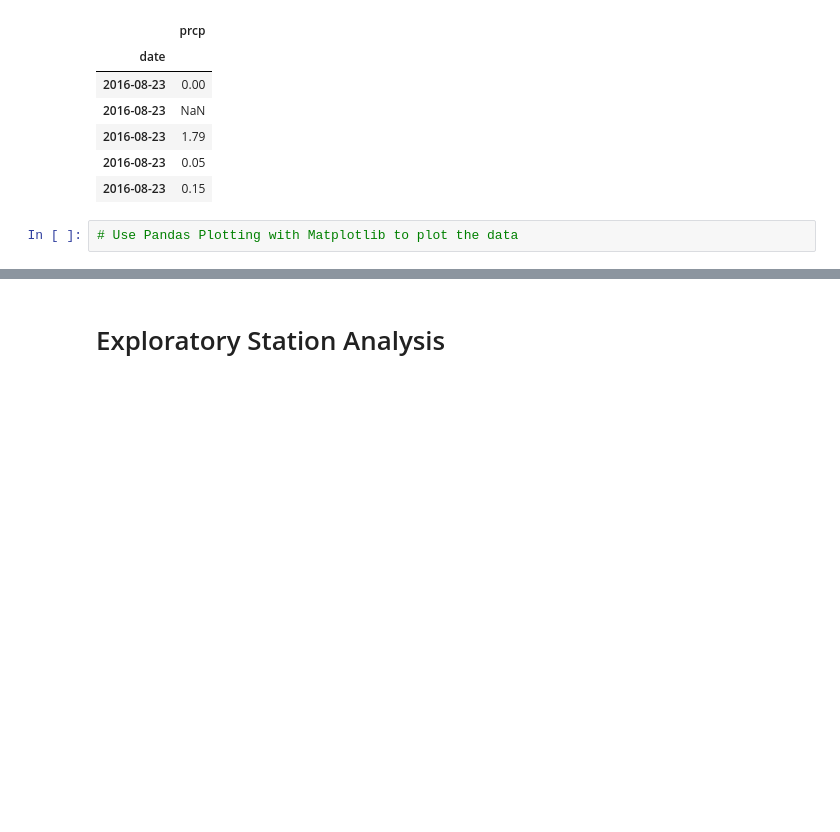
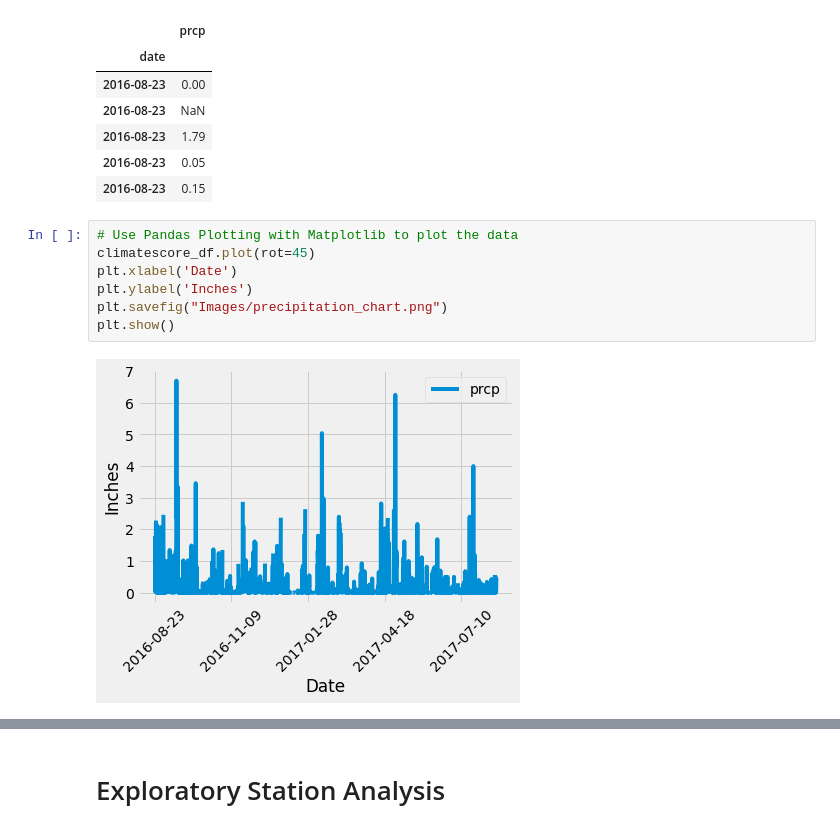
Before and after one commit to cass-john/sqlalchemy-challenge, a Jupyter notebook: climate.ipynb, the cells around one changed output, grey strips where cells are left out. Drawn from its saved outputs; the diff is of its cells as text; blank space fills up the shorter version.

```diff
--- a/climate.ipynb
+++ b/climate.ipynb
@@ -97,5 +97,12 @@ climatescore_df.head()
 | 2016-08-23 | 0.15 |
 # %%
 # Use Pandas Plotting with Matplotlib to plot the data
+climatescore_df.plot(rot=45)
+plt.xlabel('Date')
+plt.ylabel('Inches')
+plt.savefig("Images/precipitation_chart.png")
+plt.show()
+# %% [output]
+[figure, added]
 # %%
 # Use Pandas to calcualte the summary statistics for the precipitation data
```
Also changed, not shown: parts of 1 cell of this notebook, 2 other files.
